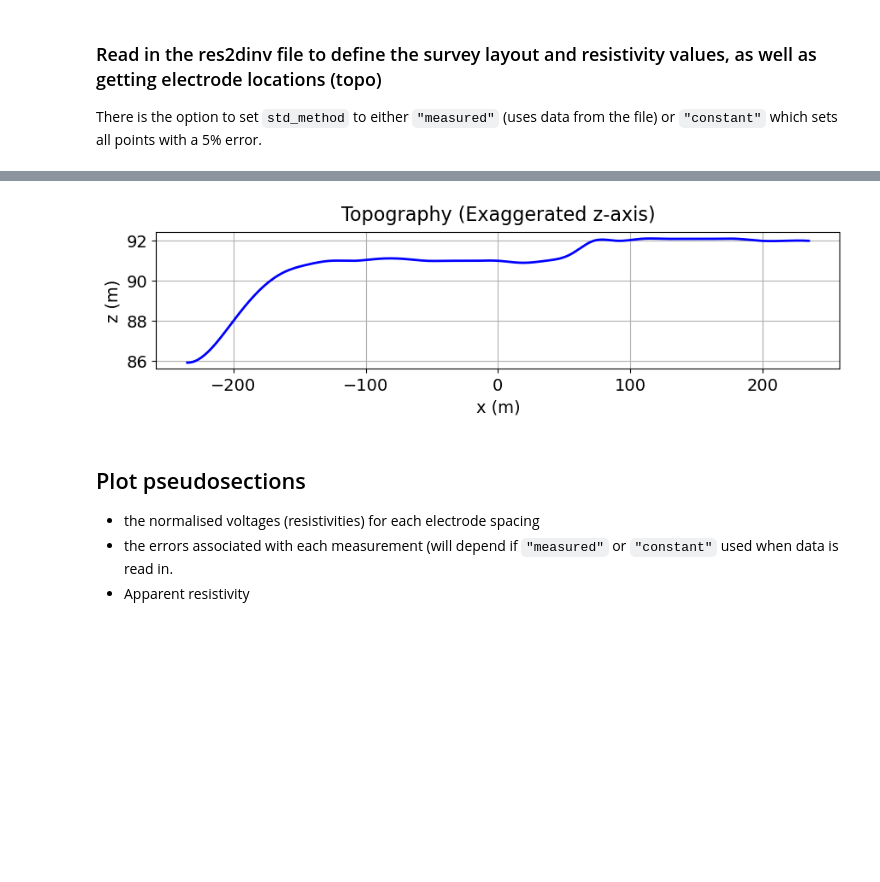
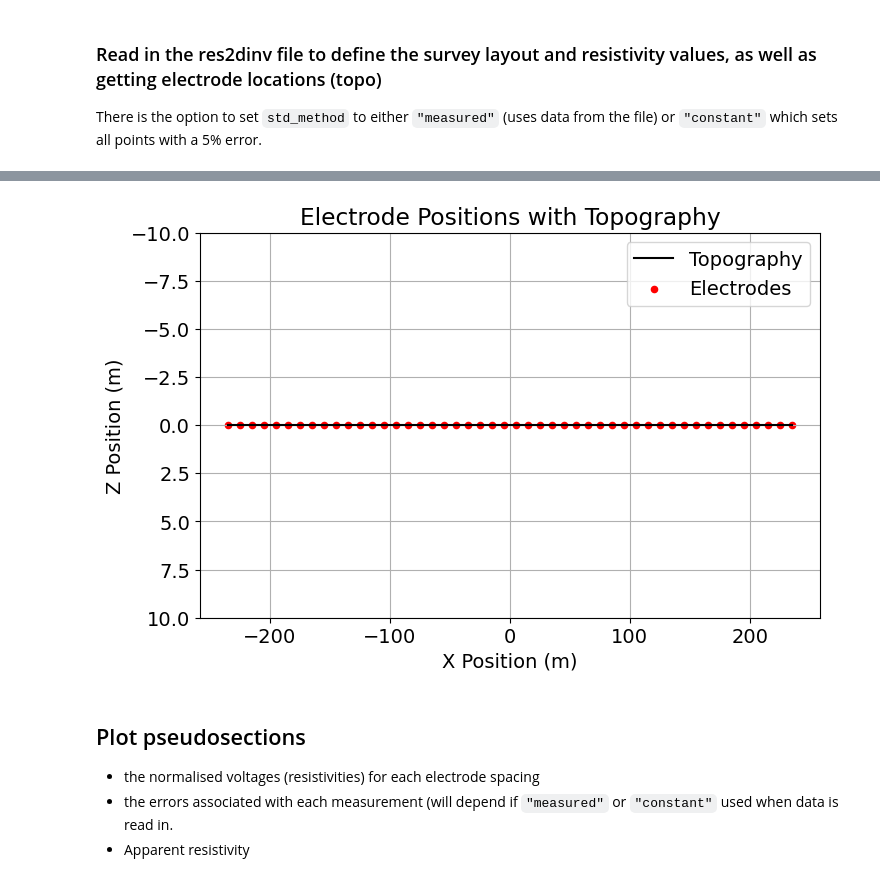
Before and after one commit to CaraBGJames/eosc-556-project, a Jupyter notebook: inversion_testing_permafrost.ipynb, the cells around one changed output, grey strips where cells are left out. Drawn from its saved outputs; the diff is of its cells as text; code cells hidden in the pictures; blank space fills up the shorter version.

Commit message:
added topography as a choice, now trying tensor mesh

```diff
--- a/inversion_testing_permafrost.ipynb
+++ b/inversion_testing_permafrost.ipynb
@@ -274,18 +59,0 @@ def create_topo(file_path, electrode_x_min, electrode_x_max, n_points, flat=Fals
-# %%
-elev_filepath = 'data/Project4_Wenner_1_elev_profile.txt'
-n_points = 401
-elec_min = np.min(topo[:,0])
-elec_max = np.max(topo[:,0])
-topo_2d = create_topo(elev_filepath, elec_min, elec_max, n_points)
-# %%
-# Plot 2D topography
-fig = plt.figure(figsize=(10, 2))
-ax = fig.add_axes([0.1, 0.1, 0.8, 0.8])
-ax.plot(topo_2d[:,0], topo_2d[:,1], color="b", linewidth=2)
-ax.set_xlabel("x (m)", labelpad=5)
-ax.set_ylabel("z (m)", labelpad=5)
-ax.grid(True)
-ax.set_title("Topography (Exaggerated z-axis)", fontsize=16, pad=10)
-plt.show(fig)
-# %% [output]
-[figure, removed]
@@ -292,3 +281,10 @@ plt.show(fig)
+# %%
+file_path = "data/Project4_Wenner_1.dat"
+elev_filepath = 'data/Project4_Wenner_1_elev_profile.txt'
+n_points = 401
+voltage_data, topo_2d = generate_dcdata_from_res2dinv_with_topo(file_path, topo_file_path=None, n_points=401, std_method="measured")
+# %% [output]
+[figure, added]
 # %% [markdown]
 ## Plot pseudosections
 - the normalised voltages (resistivities) for each electrode spacing
```
Also changed, not shown: parts of 21 cells of this notebook.
